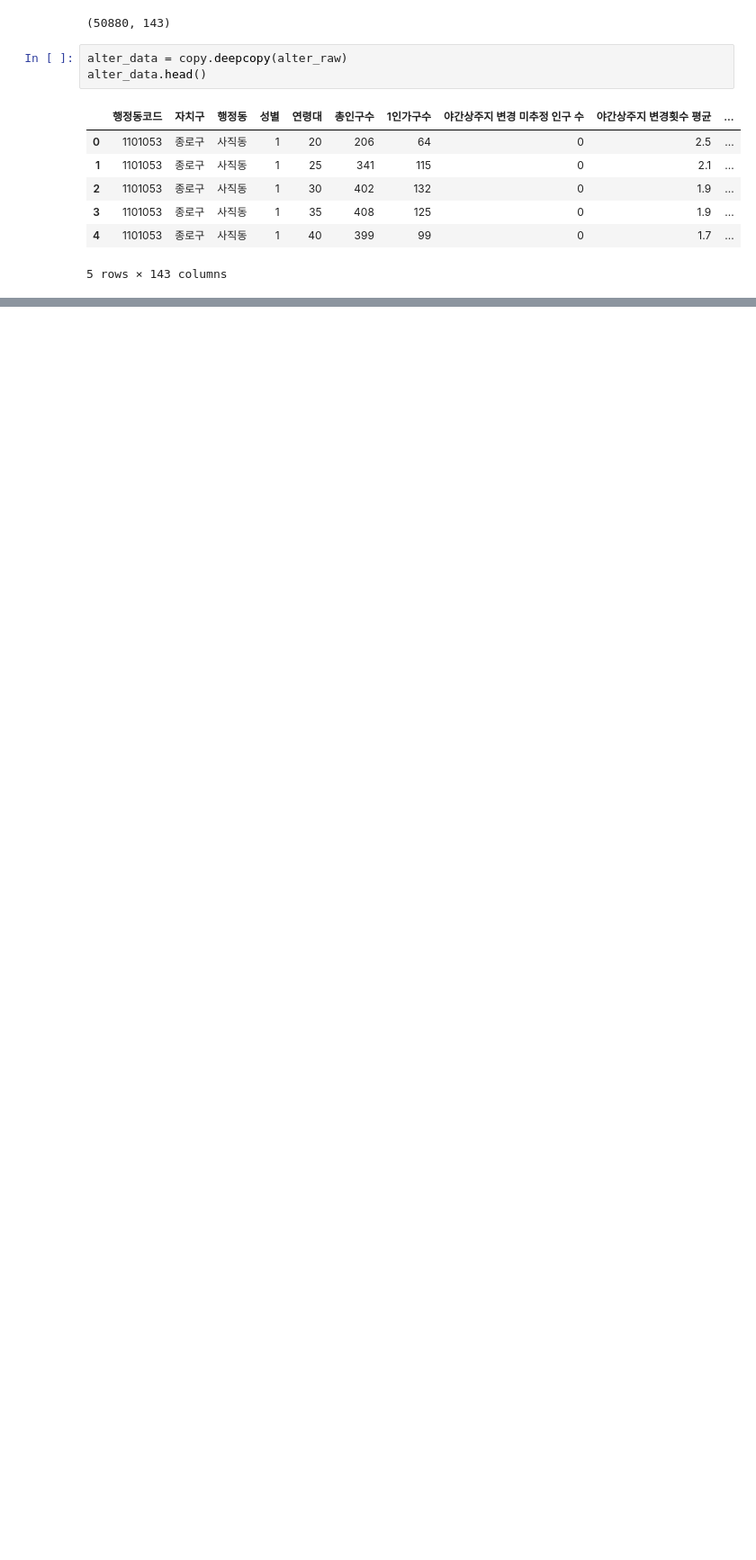
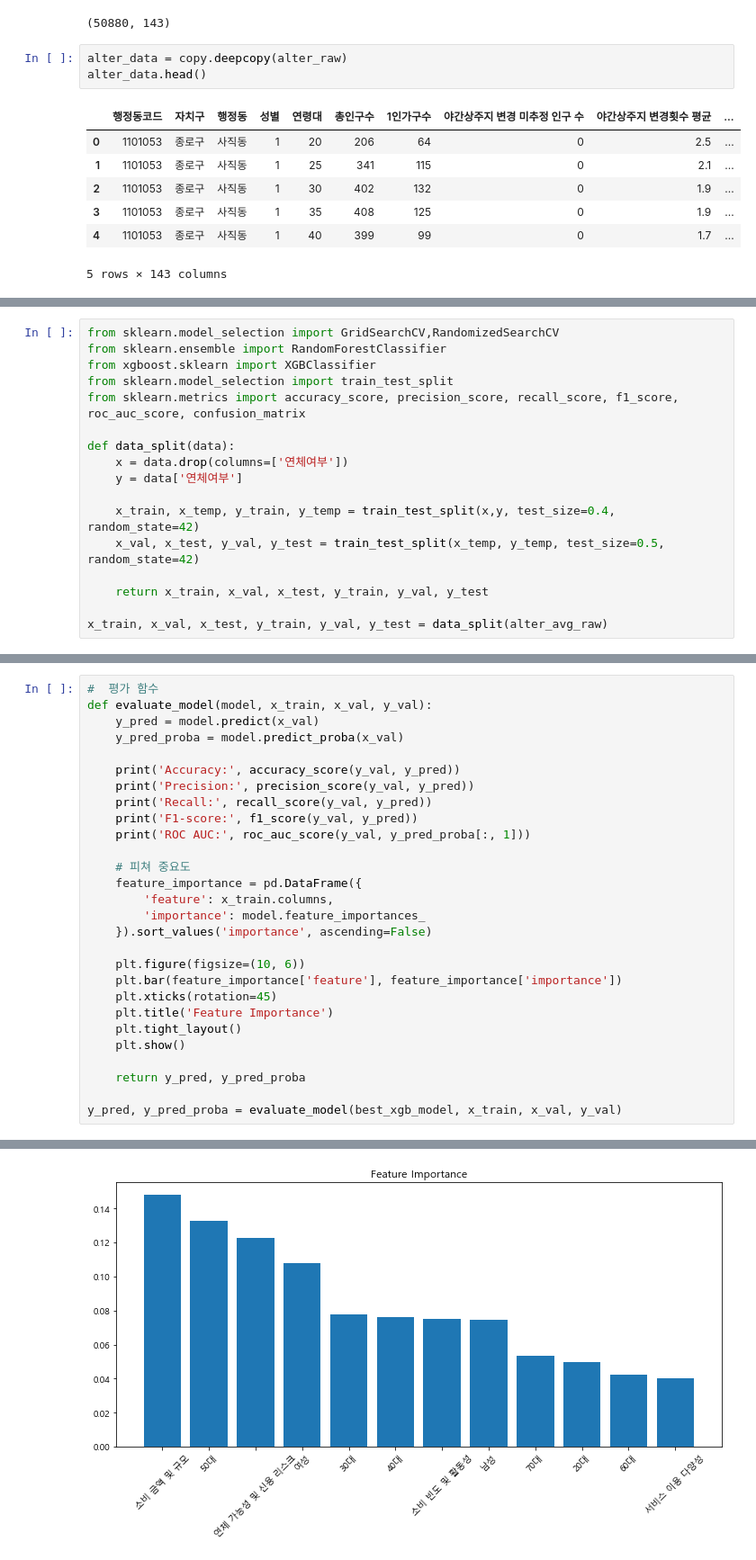
Before and after one commit to ev1025/Alternative-Credit-Scoring, a Jupyter notebook: 전처리.ipynb, the cells around one changed output, grey strips where cells are left out. Shown at 90% size. Drawn from its saved outputs; the diff is of its cells as text; blank space fills up the shorter version.

```diff
--- a/전처리.ipynb
+++ b/전처리.ipynb
@@ -247,0 +344,17 @@ plt.show()
+# %%
+from sklearn.model_selection import GridSearchCV,RandomizedSearchCV
+from sklearn.ensemble import RandomForestClassifier
+from xgboost.sklearn import XGBClassifier
+from sklearn.model_selection import train_test_split
+from sklearn.metrics import accuracy_score, precision_score, recall_score, f1_score, roc_auc_score, confusion_matrix
+
+def data_split(data):
+    x = data.drop(columns=['연체여부'])
+    y = data['연체여부']
+
+    x_train, x_temp, y_train, y_temp = train_test_split(x,y, test_size=0.4, random_state=42)
+    x_val, x_test, y_val, y_test = train_test_split(x_temp, y_temp, test_size=0.5, random_state=42)
+
+    return x_train, x_val, x_test, y_train, y_val, y_test
+
+x_train, x_val, x_test, y_train, y_val, y_test = data_split(alter_avg_raw)
@@ -247,0 +427,29 @@ plt.show()
+# %%
+#  평가 함수
+def evaluate_model(model, x_train, x_val, y_val):
+    y_pred = model.predict(x_val)
+    y_pred_proba = model.predict_proba(x_val)
+
+    print('Accuracy:', accuracy_score(y_val, y_pred))
+    print('Precision:', precision_score(y_val, y_pred))
+    print('Recall:', recall_score(y_val, y_pred))
+    print('F1-score:', f1_score(y_val, y_pred))
+    print('ROC AUC:', roc_auc_score(y_val, y_pred_proba[:, 1]))
+
+    # 피쳐 중요도
+    feature_importance = pd.DataFrame({
+        'feature': x_train.columns,
+        'importance': model.feature_importances_
+    }).sort_values('importance', ascending=False)
+
+    plt.figure(figsize=(10, 6))
+    plt.bar(feature_importance['feature'], feature_importance['importance'])
+    plt.xticks(rotation=45)
+    plt.title('Feature Importance')
+    plt.tight_layout()
+    plt.show()
+
+    return y_pred, y_pred_proba
+
+y_pred, y_pred_proba = evaluate_model(best_xgb_model, x_train, x_val, y_val)
+# %% [output]
@@ -247,0 +461 @@ plt.show()
+[figure, added]
```
Also changed, not shown: parts of 28 cells of this notebook.
